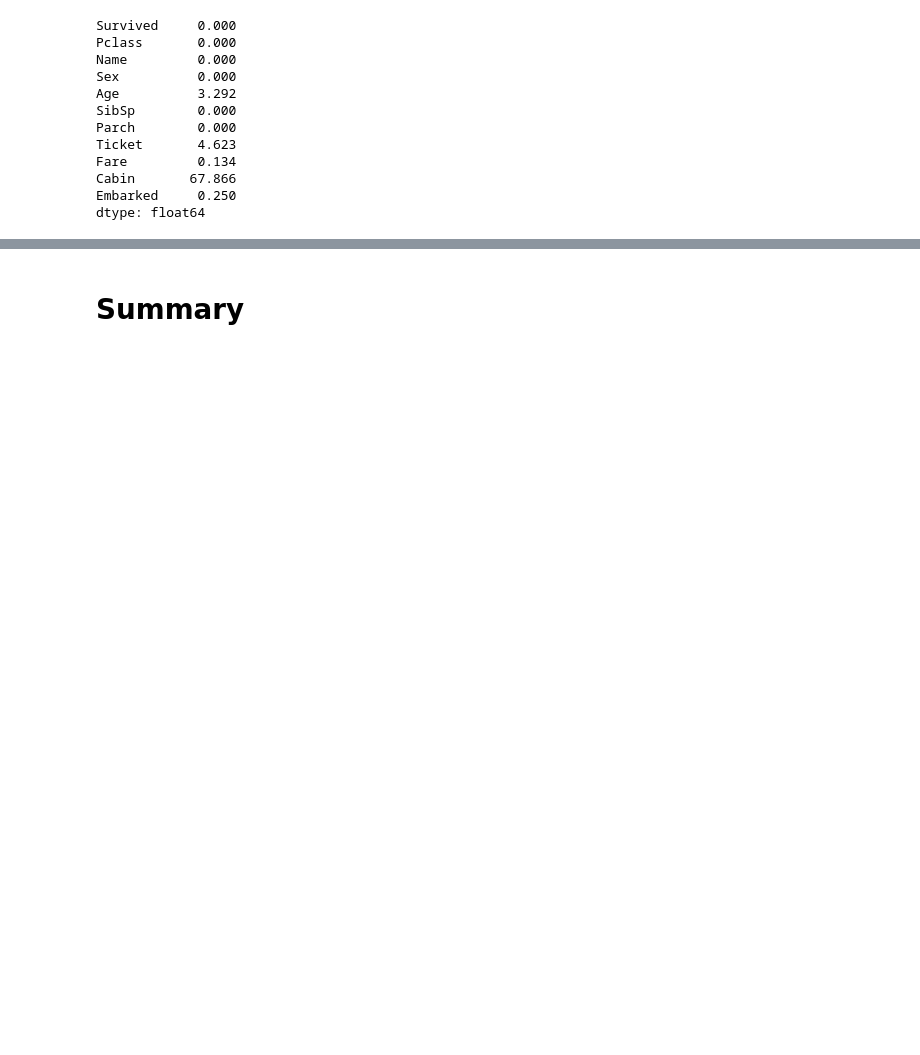
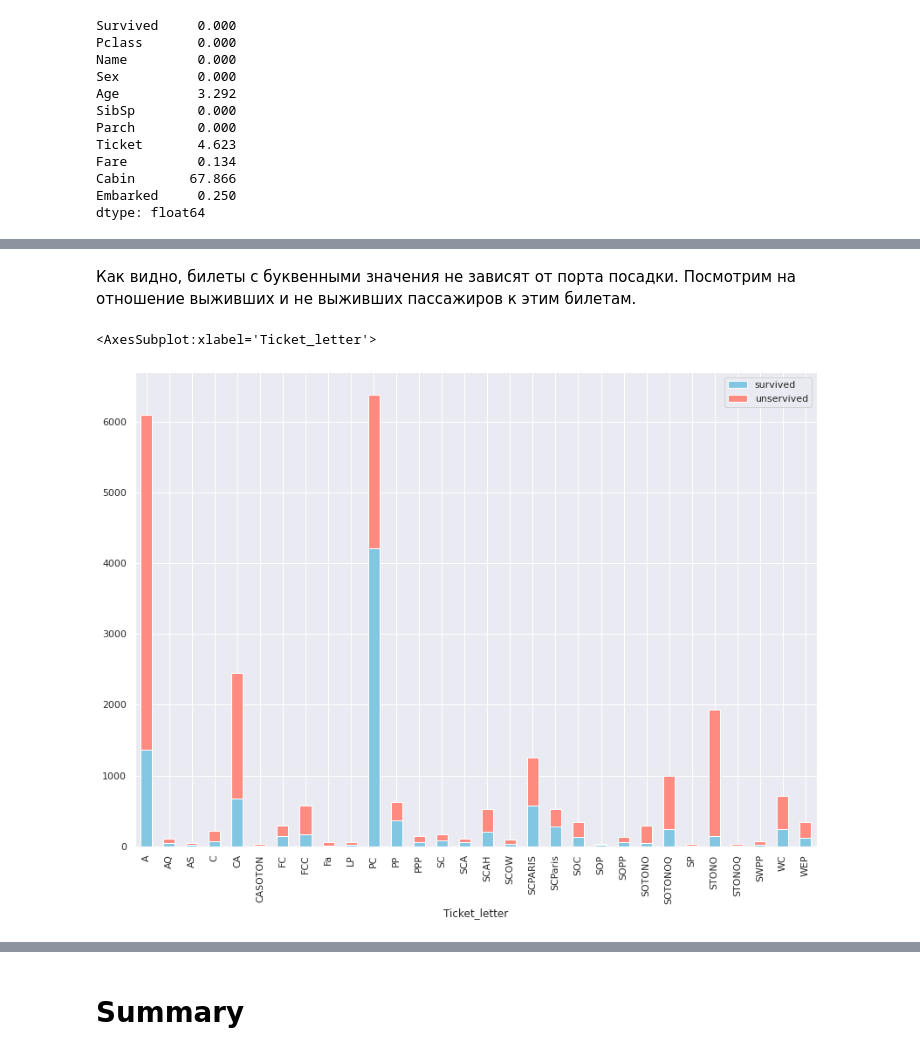
Before and after one commit to th0m45y3/emel, a Jupyter notebook: eda.ipynb, the cells around one changed output, grey strips where cells are left out. Cells and saved outputs as stored; diff of their text form; code cells hidden in the pictures; blank space fills up the shorter version.

```diff
--- a/eda.ipynb
+++ b/eda.ipynb
@@ -95,0 +129,4 @@ dtype: float64
+# %%
+# Вывод уникальных значений категориальных переменных
+for i in categorical:
+    print(f"{i}:\t{categorical[i].unique()}\n".expandtabs(20))
@@ -115,0 +185,8 @@ titanic_data
+# %%
+import numpy as np
+new_data = titanic_data
+new_data['Ticket_letter'] = titanic_data.Ticket
+new_data.Ticket_letter = new_data.Ticket_letter.str.replace('[^a-zA-Z]+', '')
+new_data['Ticket_letter'].replace('', np.nan, inplace=True)
+embarked_data = new_data[new_data.Ticket_letter.notna()].groupby('Ticket_letter').Embarked
+embarked_data.describe()
@@ -115,0 +212,18 @@ titanic_data
+# %% [markdown]
+Как видно, билеты с буквенными значения не зависят от порта посадки. Посмотрим на отношение выживших и не выживших пассажиров к этим билетам.
+# %%
+ticket_surv = new_data[new_data.Ticket_letter.notna()].loc[:, ['Survived','Ticket_letter']].groupby('Ticket_letter')#.size()
+survi = []
+unsurvi = []
+for i in ticket_surv:
+    survi.append(i[1].groupby('Survived').size()[1])
+    unsurvi.append(i[1].groupby('Survived').size()[0])
+
+surv_dict = {'survived' : survi, 'unservived': unsurvi}
+
+pdmem = pd.DataFrame.from_dict(surv_dict, columns=ticket_surv.size().index, orient='index')
+
+pdmem.T.plot(kind='bar', stacked=True, color=['#82C6E2', '#FF8A80'], figsize=(14,10))
+# %% [output]
+<AxesSubplot:xlabel='Ticket_letter'>
+[figure, added]
```
Also changed, not shown: parts of 26 cells of this notebook.
